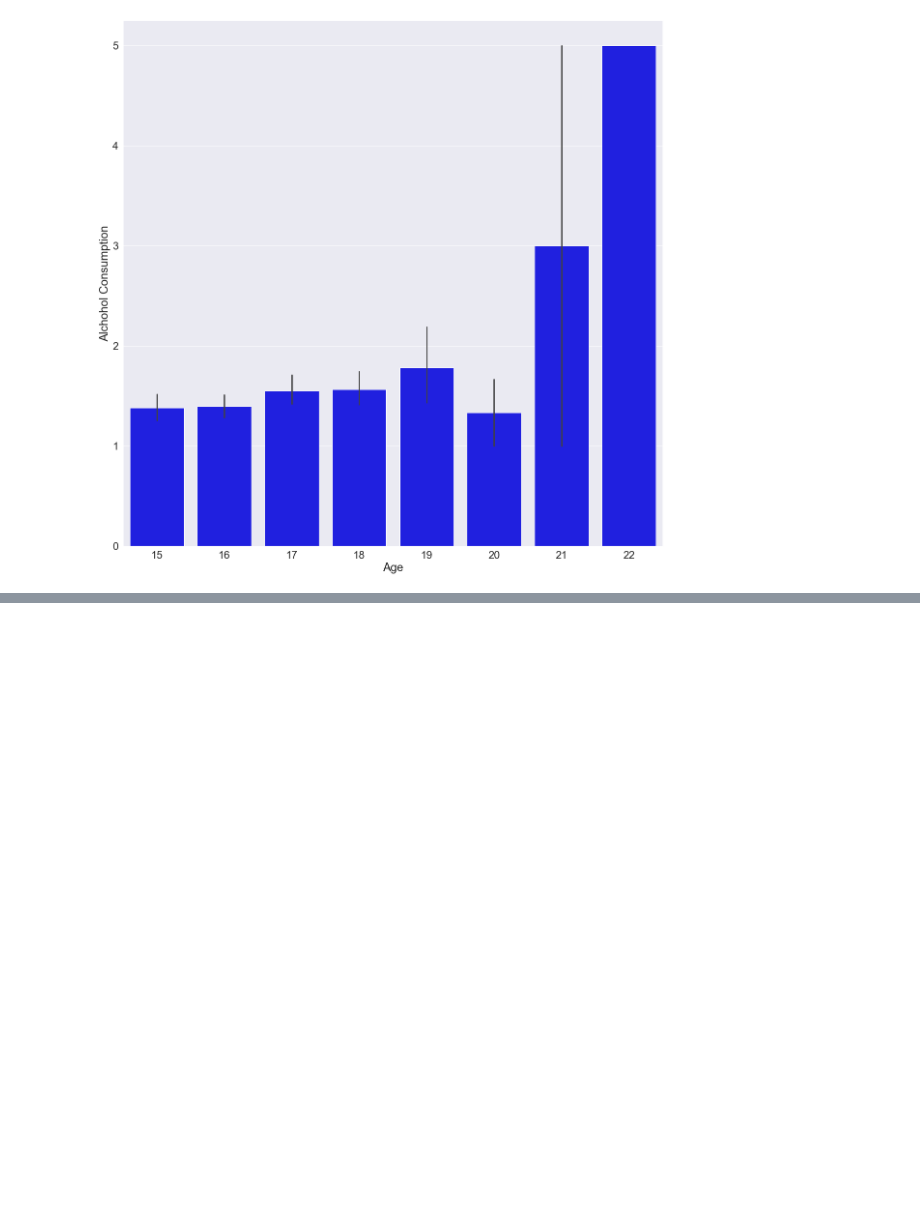
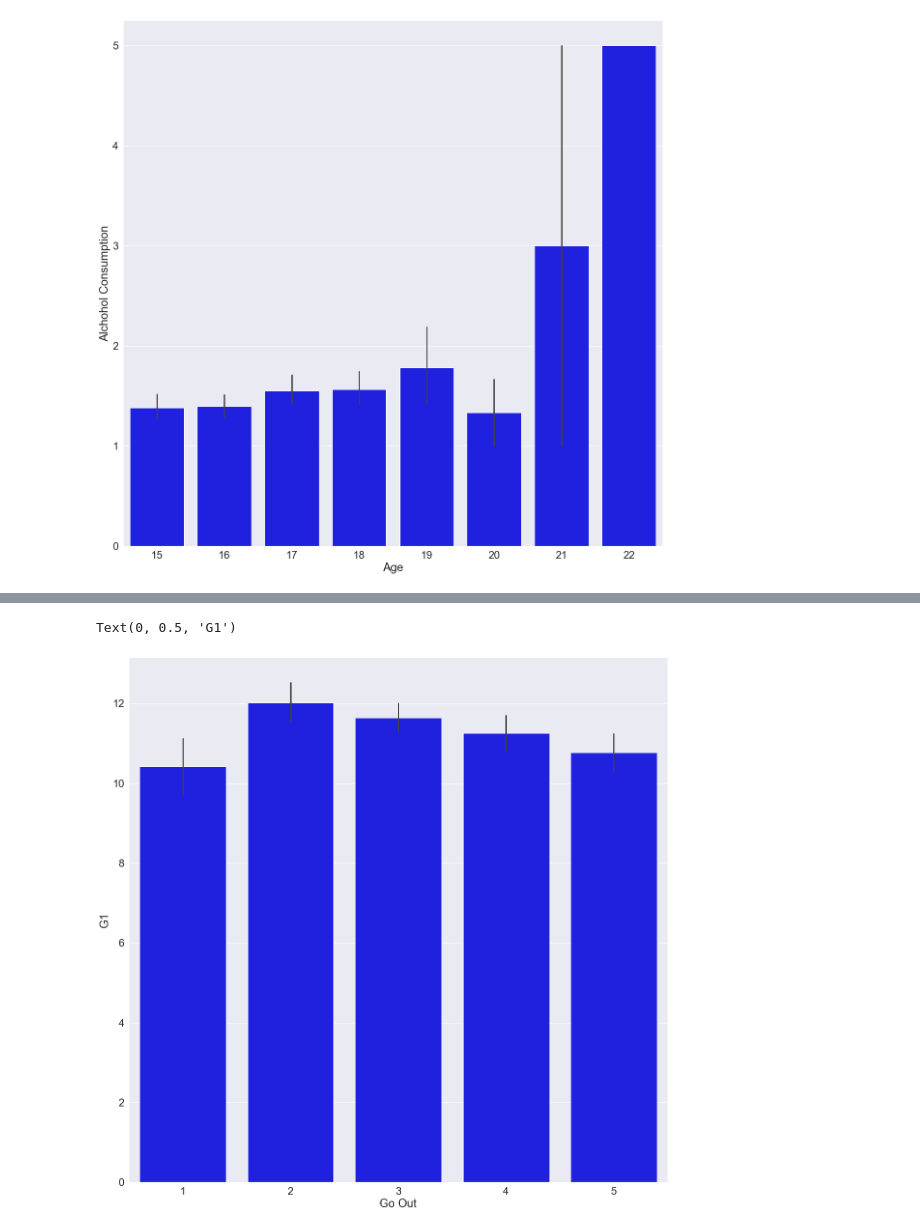
Before and after one commit to GabrielSolomonHolland/data-science-final, a Jupyter notebook: data-science-final.ipynb, the cells around one changed output, grey strips where cells are left out. Drawn from its saved outputs; the diff is of its cells as text; code cells hidden in the pictures; blank space fills up the shorter version.

```diff
--- a/data-science-final.ipynb
+++ b/data-science-final.ipynb
@@ -695,0 +790,11 @@ plt.savefig('age_dalc_barplot.png')
+# %%
+# bar chart of goout vs G1
+sns.set(style="darkgrid",rc = {'figure.figsize':(20,20)},font_scale=2)
+fig = sns.barplot(x="goout", y="G1", data=working_df, color='blue')
+
+#label axis Go Out vs G1
+fig.set_xlabel('Go Out')
+fig.set_ylabel('G1')
+# %% [output]
+Text(0, 0.5, 'G1')
+[figure, added]
```
Also changed, not shown: parts of 7 cells of this notebook, 3 other files.
